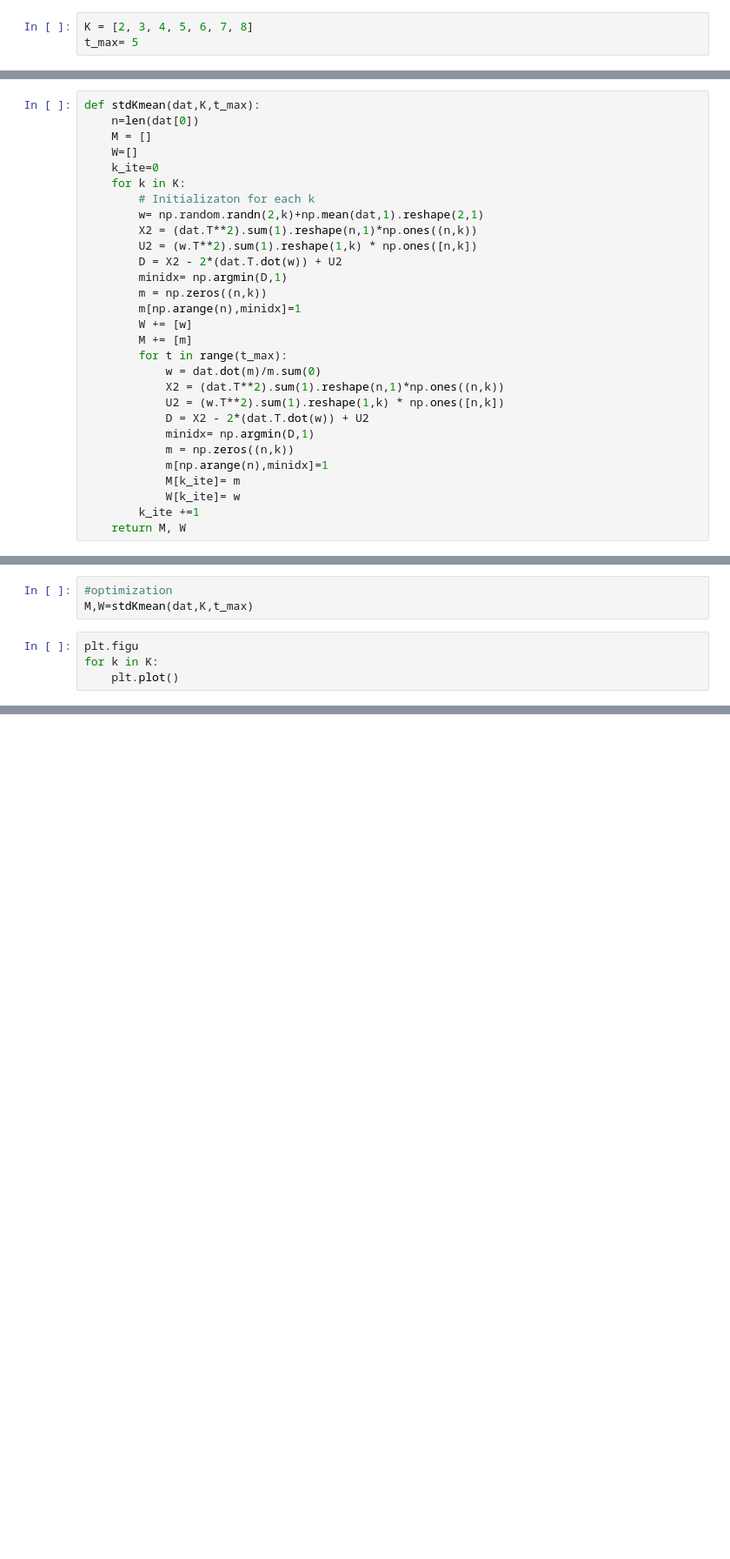
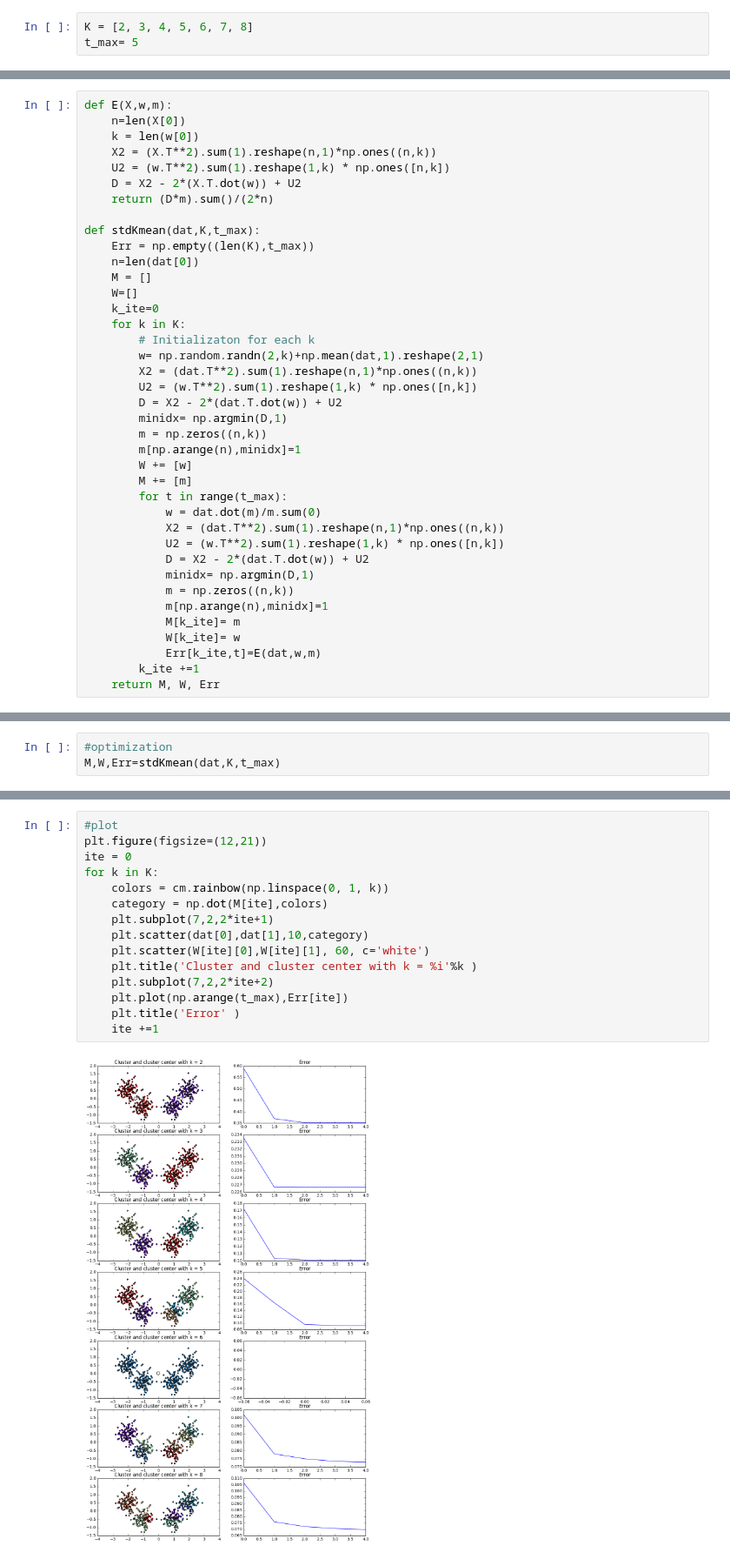
Before and after one commit to feifeizhuge/mi2, a Jupyter notebook: ex09/sheet09.ipynb, the cells around one changed output, grey strips where cells are left out. Shown at 87% size. Saved outputs shown, nothing was run; the diff lists cells and outputs as text; blank space fills up the shorter version.

```diff
--- a/ex09/sheet09.ipynb
+++ b/ex09/sheet09.ipynb
@@ -57,5 +48,14 @@ t_max= 5
 # %%
+def E(X,w,m):
+    n=len(X[0])
+    k = len(w[0])
+    X2 = (X.T**2).sum(1).reshape(n,1)*np.ones((n,k))
+    U2 = (w.T**2).sum(1).reshape(1,k) * np.ones([n,k])
+    D = X2 - 2*(X.T.dot(w)) + U2
+    return (D*m).sum()/(2*n)
+
 def stdKmean(dat,K,t_max):
+    Err = np.empty((len(K),t_max))
     n=len(dat[0])
     M = []
     W=[]
@@ -81,5 +81,6 @@ def stdKmean(dat,K,t_max):
             m[np.arange(n),minidx]=1
             M[k_ite]= m
             W[k_ite]= w
+            Err[k_ite,t]=E(dat,w,m)
         k_ite +=1
-    return M, W
+    return M, W, Err
@@ -94,7 +87,3 @@ def E(X,w,m):
 # %%
 #optimization
-M,W=stdKmean(dat,K,t_max)
+M,W,Err=stdKmean(dat,K,t_max)
-# %%
-plt.figu
-for k in K:
-    plt.plot()
@@ -148,0 +98,17 @@ mmm
+# %%
+#plot
+plt.figure(figsize=(12,21))
+ite = 0
+for k in K:
+    colors = cm.rainbow(np.linspace(0, 1, k))
+    category = np.dot(M[ite],colors)
+    plt.subplot(7,2,2*ite+1)
+    plt.scatter(dat[0],dat[1],10,category)
+    plt.scatter(W[ite][0],W[ite][1], 60, c='white')
+    plt.title('Cluster and cluster center with k = %i'%k )
+    plt.subplot(7,2,2*ite+2)
+    plt.plot(np.arange(t_max),Err[ite])
+    plt.title('Error' )
+    ite +=1
+# %% [output]
+[figure, added]
```
Also changed, not shown: parts of 30 cells of this notebook, 1 other file.
